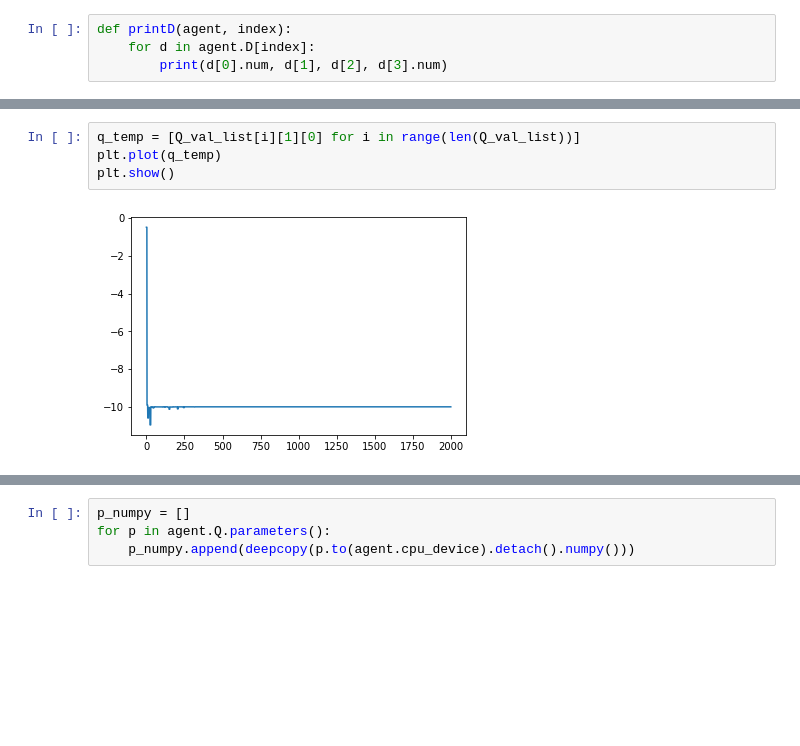
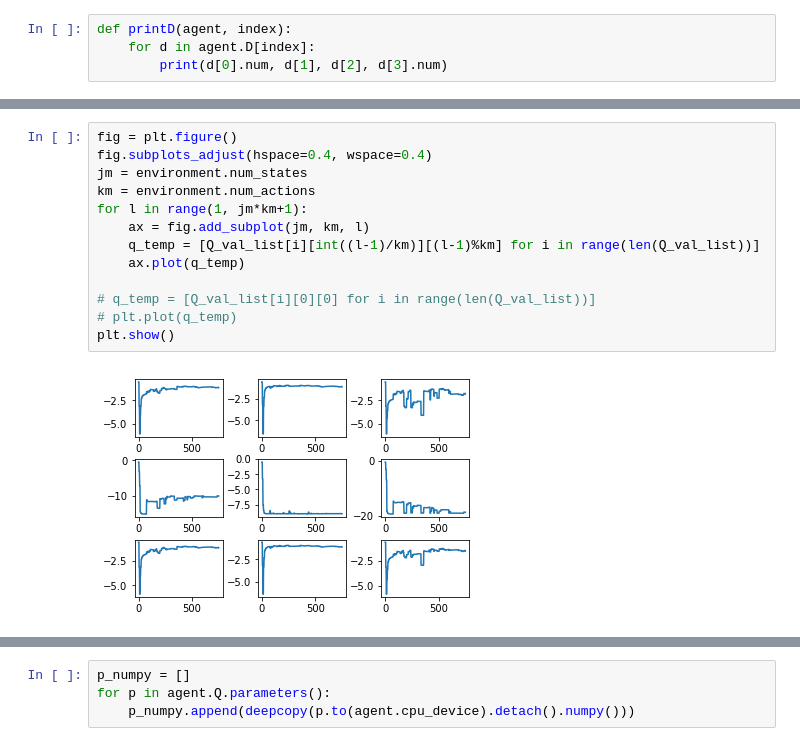
Before and after one commit to shriramsb/batchRL-SI, a Jupyter notebook: mdp_main_ireg.ipynb, the cells around one changed output, grey strips where cells are left out. Saved outputs shown, nothing was run; the diff lists cells and outputs as text; blank space fills up the shorter version.

```diff
--- a/mdp_main_ireg.ipynb
+++ b/mdp_main_ireg.ipynb
@@ -79,9 +76,18 @@ testing result -1.000000
-# %%
-q_temp = [Q_val_list[i][1][0] for i in range(len(Q_val_list))]
-plt.plot(q_temp)
-plt.show()
-# %% [output]
-[figure, removed]
+# %%
+fig = plt.figure()
+fig.subplots_adjust(hspace=0.4, wspace=0.4)
+jm = environment.num_states
+km = environment.num_actions
+for l in range(1, jm*km+1):
+    ax = fig.add_subplot(jm, km, l)
+    q_temp = [Q_val_list[i][int((l-1)/km)][(l-1)%km] for i in range(len(Q_val_list))]
+    ax.plot(q_temp)
+
+# q_temp = [Q_val_list[i][0][0] for i in range(len(Q_val_list))]
+# plt.plot(q_temp)
+plt.show()
+# %% [output]
+[figure, added]
 # %%
 for s in range(environment.num_states):
     state = MDPState(s)
```
Also changed, not shown: parts of 5 cells of this notebook.
